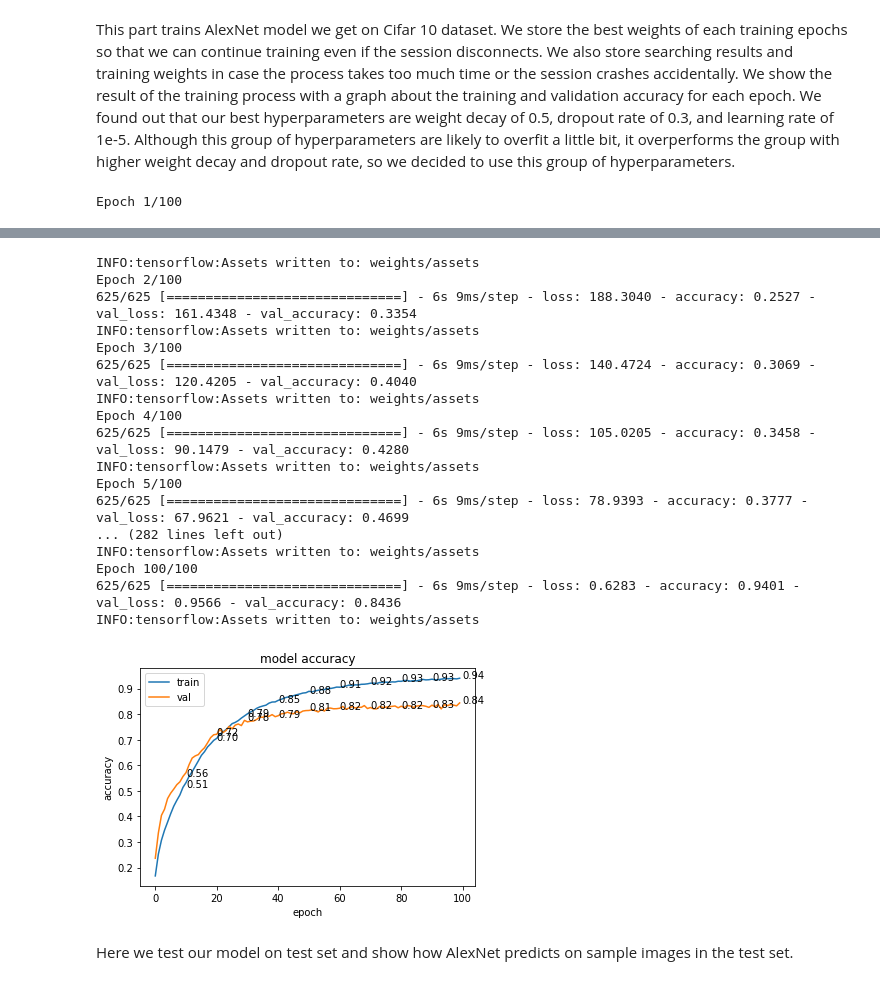
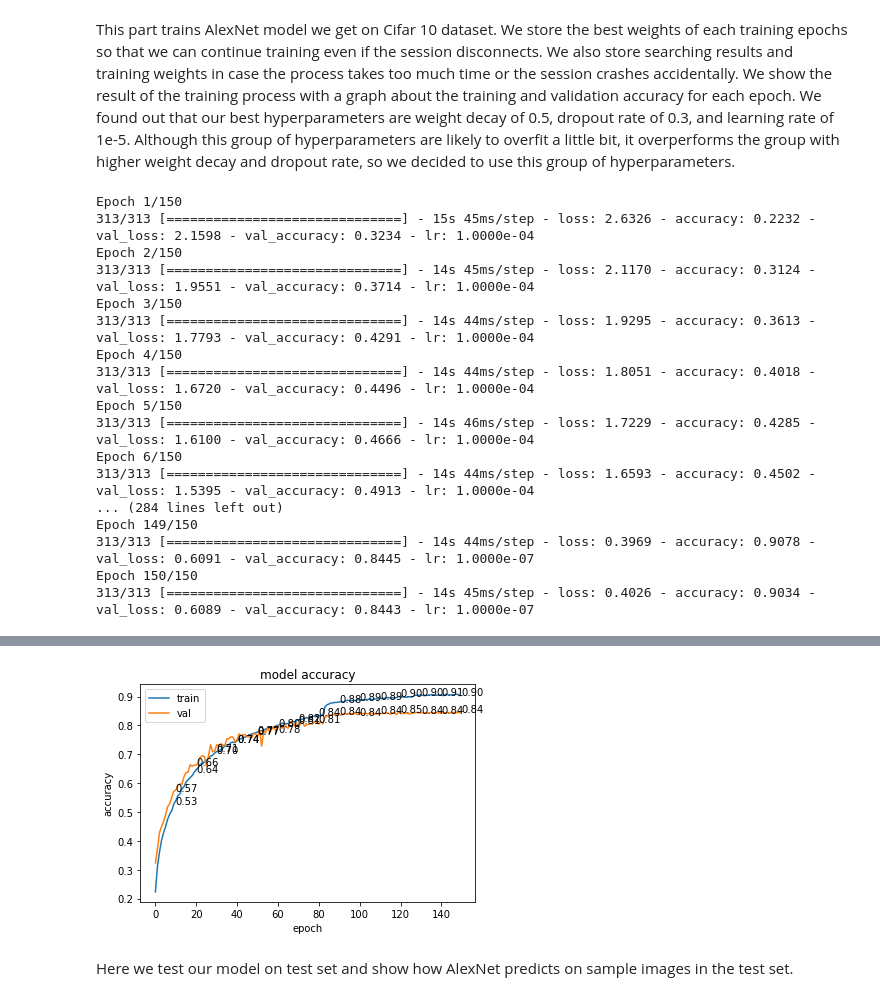
Before and after one commit to lnblanke/ML, a Jupyter notebook: cv/AlexNet/AlexNet.ipynb, the cells around one changed output, grey strips where cells are left out. Cells and saved outputs as stored; diff of their text form; code cells hidden in the pictures.

```diff
--- a/cv/AlexNet/AlexNet.ipynb
+++ b/cv/AlexNet/AlexNet.ipynb
@@ -95,7 +69,7 @@ def createAlexNet(weight_decay, dropout_rate):
 # %% [markdown]
 In this part of the program, we get the Cifar 10 dataset using TensorFlow dataset and separate it into training set and test set.
 # %%
-batch_size = 64
+batch_size = 128
 
 train, val, test = getCifar(batch_size)
 # %% [output]
@@ -117,11 +80,13 @@ This part trains AlexNet model we get on Cifar 10 dataset. We store the best wei
 # Set a checkpoint to save weights
 cp = tf.keras.callbacks.ModelCheckpoint("weights", monitor = "loss", verbose = 0,
                                         save_best_only = True, mode = "auto")
+lr = tf.keras.callbacks.ReduceLROnPlateau(monitor = 'val_loss', factor = 0.1, patience = 10,
+                                          verbose = 0, mode = 'auto', min_delta = 0.0001, cooldown = 5, min_lr = 1e-8)
 
 # Hyperparameters
-weight_decay = .5
-dropout_rate = .3
-learning_rate = 1e-5
+weight_decay = 1e-3
+dropout_rate = .5
+learning_rate = 1e-4
 
 model = createAlexNet(weight_decay, dropout_rate)
 model.compile(optimizer = tf.keras.optimizers.Adam(learning_rate = learning_rate),
@@ -131,8 +96,24 @@ model.compile(optimizer = tf.keras.optimizers.Adam(learning_rate = learning_rate
 # We can use the existing data if the training process has started
 # model.load_weights("weights")
 
-history = model.fit(train, epochs = 100, validation_data = val, callbacks = [cp])
+history = model.fit(train, epochs = 150, validation_data = val, callbacks = [lr])
 
 show_training_accuracy(history)
 # %% [output]
-Epoch 1/100
+Epoch 1/150
+313/313 [==============================] - 15s 45ms/step - loss: 2.6326 - accuracy: 0.2232 - val_loss: 2.1598 - val_accuracy: 0.3234 - lr: 1.0000e-04
+Epoch 2/150
+313/313 [==============================] - 14s 45ms/step - loss: 2.1170 - accuracy: 0.3124 - val_loss: 1.9551 - val_accuracy: 0.3714 - lr: 1.0000e-04
+Epoch 3/150
+313/313 [==============================] - 14s 44ms/step - loss: 1.9295 - accuracy: 0.3613 - val_loss: 1.7793 - val_accuracy: 0.4291 - lr: 1.0000e-04
+Epoch 4/150
+313/313 [==============================] - 14s 44ms/step - loss: 1.8051 - accuracy: 0.4018 - val_loss: 1.6720 - val_accuracy: 0.4496 - lr: 1.0000e-04
+Epoch 5/150
+313/313 [==============================] - 14s 46ms/step - loss: 1.7229 - accuracy: 0.4285 - val_loss: 1.6100 - val_accuracy: 0.4666 - lr: 1.0000e-04
+Epoch 6/150
+313/313 [==============================] - 14s 44ms/step - loss: 1.6593 - accuracy: 0.4502 - val_loss: 1.5395 - val_accuracy: 0.4913 - lr: 1.0000e-04
+... (284 lines left out)
+Epoch 149/150
+313/313 [==============================] - 14s 44ms/step - loss: 0.3969 - accuracy: 0.9078 - val_loss: 0.6091 - val_accuracy: 0.8445 - lr: 1.0000e-07
+Epoch 150/150
+313/313 [==============================] - 14s 45ms/step - loss: 0.4026 - accuracy: 0.9034 - val_loss: 0.6089 - val_accuracy: 0.8443 - lr: 1.0000e-07
@@ -147,21 +120,4 @@ Epoch 1/100
-INFO:tensorflow:Assets written to: weights/assets
-Epoch 2/100
-625/625 [==============================] - 6s 9ms/step - loss: 188.3040 - accuracy: 0.2527 - val_loss: 161.4348 - val_accuracy: 0.3354
-INFO:tensorflow:Assets written to: weights/assets
-Epoch 3/100
-625/625 [==============================] - 6s 9ms/step - loss: 140.4724 - accuracy: 0.3069 - val_loss: 120.4205 - val_accuracy: 0.4040
-INFO:tensorflow:Assets written to: weights/assets
-Epoch 4/100
-625/625 [==============================] - 6s 9ms/step - loss: 105.0205 - accuracy: 0.3458 - val_loss: 90.1479 - val_accuracy: 0.4280
-INFO:tensorflow:Assets written to: weights/assets
-Epoch 5/100
-625/625 [==============================] - 6s 9ms/step - loss: 78.9393 - accuracy: 0.3777 - val_loss: 67.9621 - val_accuracy: 0.4699
-... (282 lines left out)
-INFO:tensorflow:Assets written to: weights/assets
-Epoch 100/100
-625/625 [==============================] - 6s 9ms/step - loss: 0.6283 - accuracy: 0.9401 - val_loss: 0.9566 - val_accuracy: 0.8436
-INFO:tensorflow:Assets written to: weights/assets
-[figure, old version]
+[figure, new version]
 # %% [markdown]
 Here we test our model on test set and show how AlexNet predicts on sample images in the test set.
 # %%
```
Also changed, not shown: parts of 5 cells of this notebook, 37 other files.
